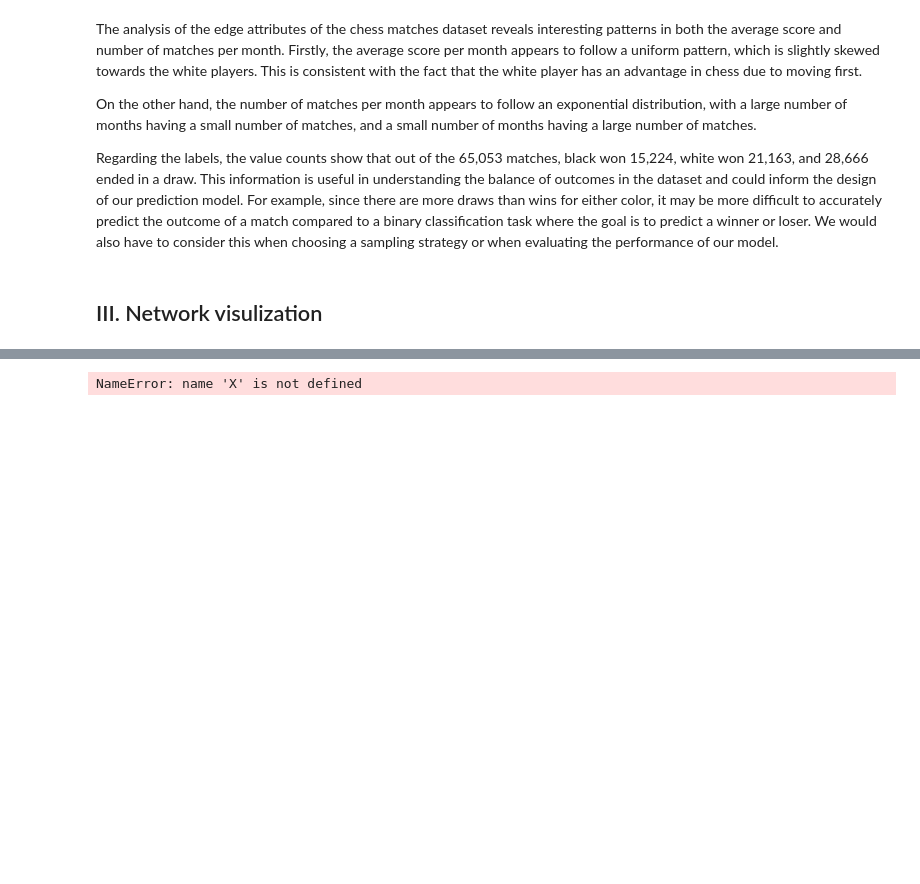
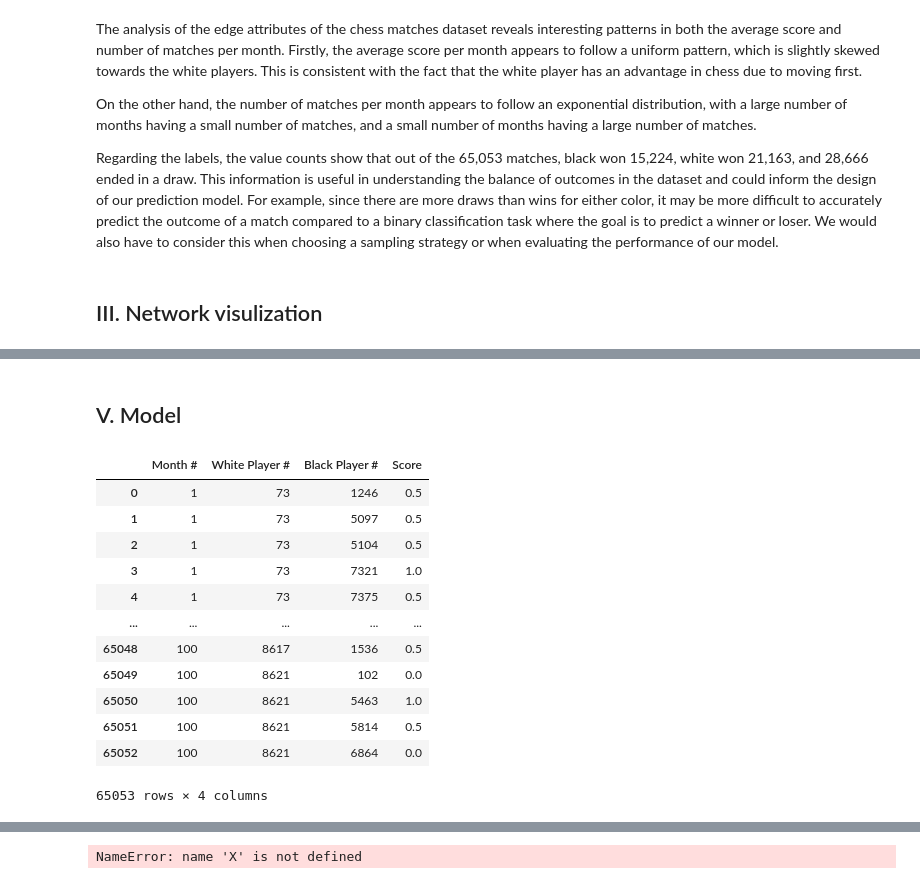
Before and after one commit to Aziz-bc/Network_machine_learning, a Jupyter notebook: Project/chess.ipynb, the cells around one changed output, grey strips where cells are left out. Saved outputs shown, nothing was run; the diff lists cells and outputs as text; code cells hidden in the pictures; blank space fills up the shorter version.

```diff
--- a/Project/chess.ipynb
+++ b/Project/chess.ipynb
@@ -346,0 +381,2 @@ Model
+# %% [markdown]
+## V. Model
@@ -346,0 +393,16 @@ Model
+# %%
+train_dataset
+# %% [output]
+|  | Month # | White Player # | Black Player # | Score |
+| 0 | 1 | 73 | 1246 | 0.5 |
+| 1 | 1 | 73 | 5097 | 0.5 |
+| 2 | 1 | 73 | 5104 | 0.5 |
+| 3 | 1 | 73 | 7321 | 1.0 |
+| 4 | 1 | 73 | 7375 | 0.5 |
+| ... | ... | ... | ... | ... |
+| 65048 | 100 | 8617 | 1536 | 0.5 |
+| 65049 | 100 | 8621 | 102 | 0.0 |
+| 65050 | 100 | 8621 | 5463 | 1.0 |
+| 65051 | 100 | 8621 | 5814 | 0.5 |
+| 65052 | 100 | 8621 | 6864 | 0.0 |
+65053 rows × 4 columns
```
Also changed, not shown: parts of 19 cells of this notebook.
